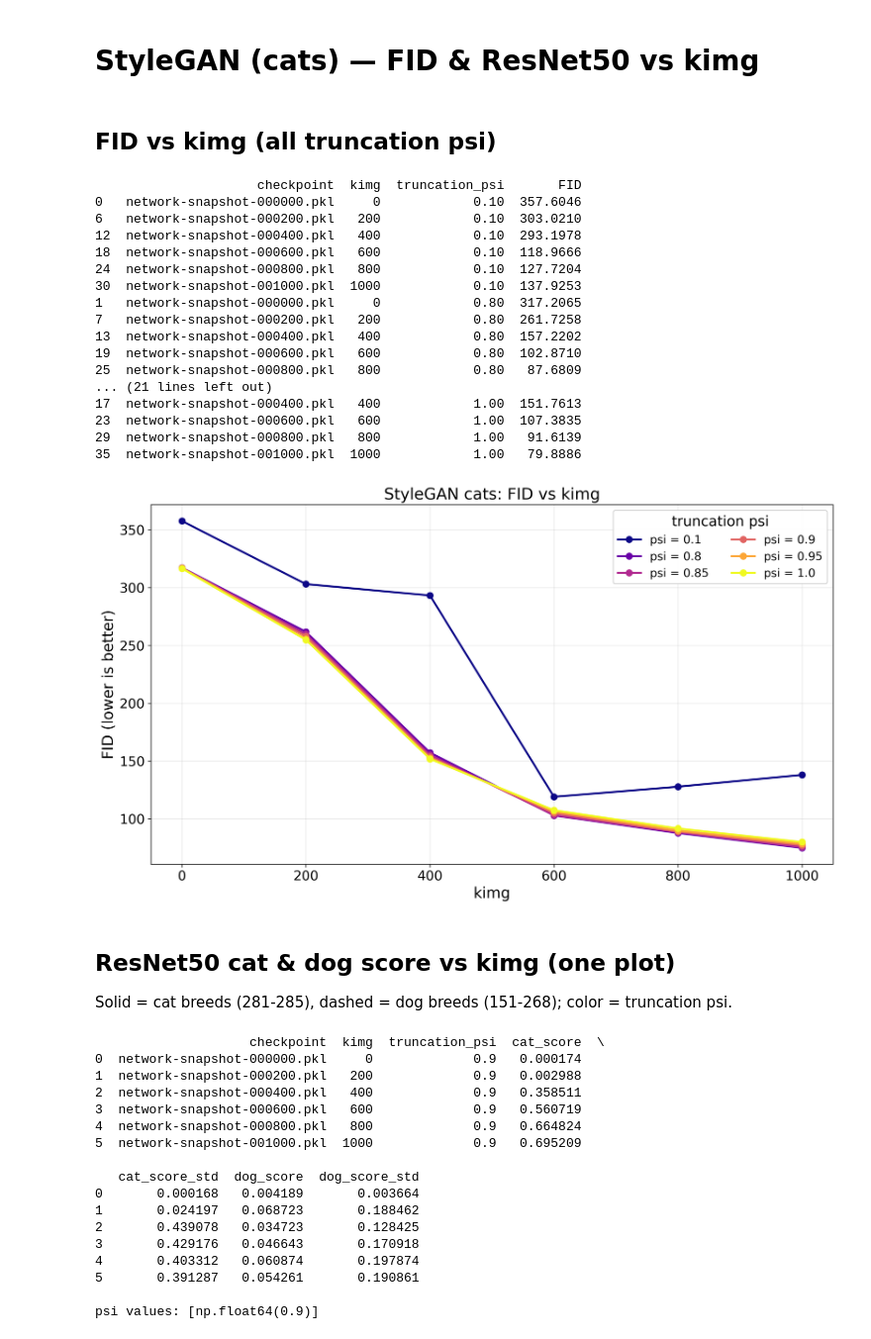
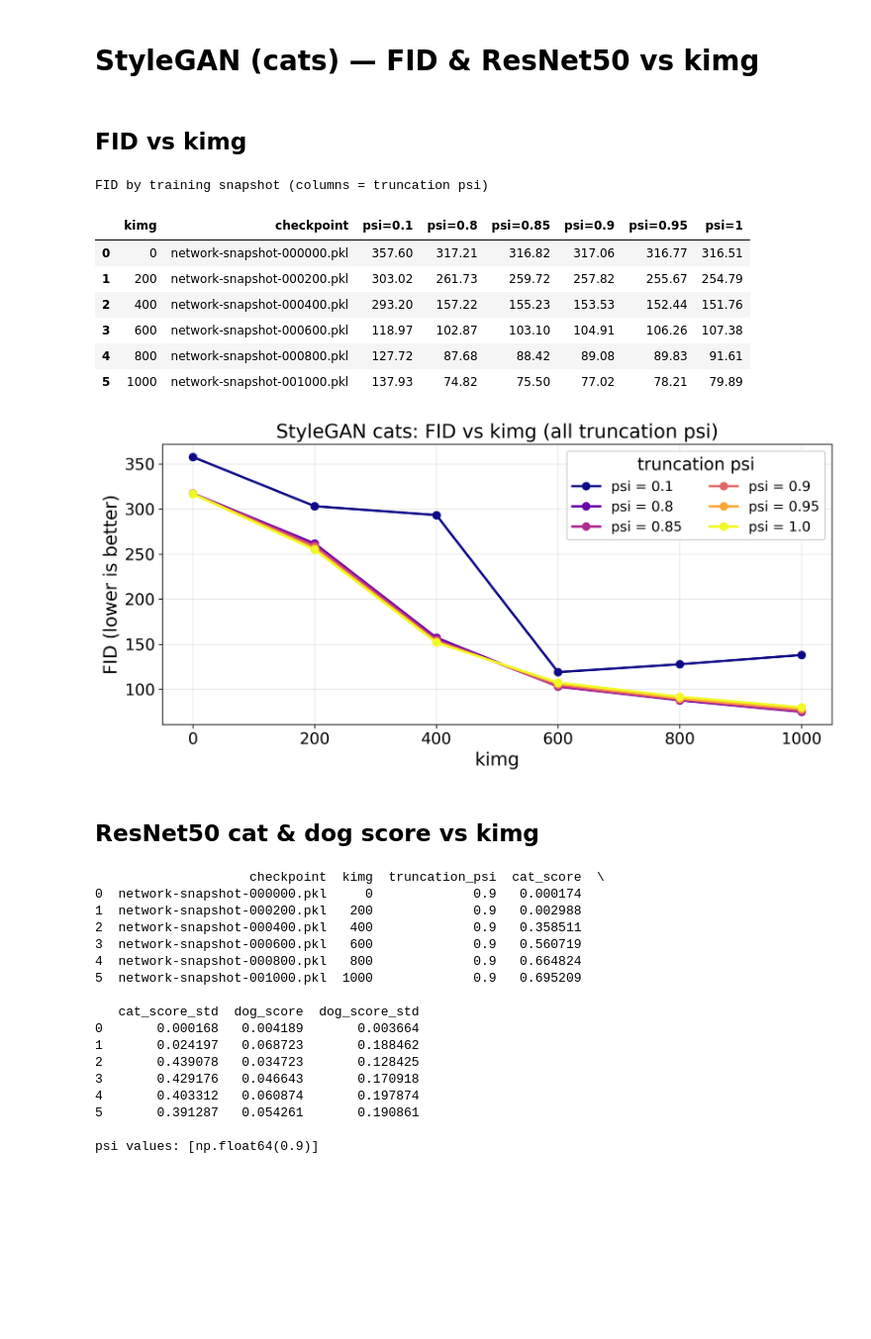
Before and after one commit to kateqwerty001/DL-3-Generative-Models, a Jupyter notebook: stylegan_cats/analysis.ipynb, the cells around one changed output. Shown at 99% size. Saved outputs shown, nothing was run; the diff lists cells and outputs as text; code cells hidden in the pictures; blank space fills up the shorter version.

```diff
--- a/stylegan_cats/analysis.ipynb
+++ b/stylegan_cats/analysis.ipynb
@@ -1,6 +1,7 @@
 # %% [markdown]
 # StyleGAN (cats) — FID & ResNet50 vs kimg
 # %%
+from IPython.display import display
 import pandas as pd
 import matplotlib.pyplot as plt
 from pathlib import Path
@@ -23,7 +24,7 @@ OUTPUTS = ROOT / "outputs_cats"
 
 
 def plot_lines_vs_kimg(data, y_col, ylabel, title):
-    fig, ax = plt.subplots(figsize=(12, 7), dpi=DPI)
+    fig, ax = plt.subplots(figsize=(10, 5), dpi=DPI)
     psi_values = sorted(data["truncation_psi"].unique())
     cmap = plt.cm.plasma
     colors = [cmap(i / max(len(psi_values) - 1, 1)) for i in range(len(psi_values))]
@@ -42,41 +43,44 @@ def plot_lines_vs_kimg(data, y_col, ylabel, title):
     plt.tight_layout()
     plt.show()
 # %% [markdown]
-## FID vs kimg (all truncation psi)
+## FID vs kimg
-# %%
-fid_df = pd.read_csv(OUTPUTS / "stylegan_fid_results.csv")
-fid_df = fid_df.sort_values(["truncation_psi", "kimg"])
-print(fid_df)
-
-plot_lines_vs_kimg(
-    fid_df,
-    "FID",
-    "FID (lower is better)",
-    "StyleGAN cats: FID vs kimg",
-)
-# %% [output]
-                     checkpoint  kimg  truncation_psi       FID
-0   network-snapshot-000000.pkl     0            0.10  357.6046
-6   network-snapshot-000200.pkl   200            0.10  303.0210
-12  network-snapshot-000400.pkl   400            0.10  293.1978
-18  network-snapshot-000600.pkl   600            0.10  118.9666
-24  network-snapshot-000800.pkl   800            0.10  127.7204
-30  network-snapshot-001000.pkl  1000            0.10  137.9253
-1   network-snapshot-000000.pkl     0            0.80  317.2065
-7   network-snapshot-000200.pkl   200            0.80  261.7258
-13  network-snapshot-000400.pkl   400            0.80  157.2202
-19  network-snapshot-000600.pkl   600            0.80  102.8710
-25  network-snapshot-000800.pkl   800            0.80   87.6809
-... (21 lines left out)
-17  network-snapshot-000400.pkl   400            1.00  151.7613
-23  network-snapshot-000600.pkl   600            1.00  107.3835
-29  network-snapshot-000800.pkl   800            1.00   91.6139
-35  network-snapshot-001000.pkl  1000            1.00   79.8886
-[figure, removed]
+# %%
+fid_df = pd.read_csv(OUTPUTS / "stylegan_fid_results.csv")
+fid_df = fid_df.sort_values(["kimg", "truncation_psi"])
+
+fid_wide = (
+    fid_df.pivot(index="kimg", columns="truncation_psi", values="FID")
+    .sort_index()
+)
+fid_wide.columns = [f"psi={psi:g}" for psi in fid_wide.columns]
+
+checkpoints = (
+    fid_df.drop_duplicates("kimg")
+    .set_index("kimg")["checkpoint"]
+)
+fid_table = checkpoints.to_frame().join(fid_wide).reset_index()
+
+print("FID by training snapshot (columns = truncation psi)\n")
+display(fid_table.round(2))
+
+plot_lines_vs_kimg(
+    fid_df.sort_values(["truncation_psi", "kimg"]),
+    "FID",
+    "FID (lower is better)",
+    "StyleGAN cats: FID vs kimg (all truncation psi)",
+)
+# %% [output]
+FID by training snapshot (columns = truncation psi)
+|  | kimg | checkpoint | psi=0.1 | psi=0.8 | psi=0.85 | psi=0.9 | psi=0.95 | psi=1 |
+| 0 | 0 | network-snapshot-000000.pkl | 357.60 | 317.21 | 316.82 | 317.06 | 316.77 | 316.51 |
+| 1 | 200 | network-snapshot-000200.pkl | 303.02 | 261.73 | 259.72 | 257.82 | 255.67 | 254.79 |
+| 2 | 400 | network-snapshot-000400.pkl | 293.20 | 157.22 | 155.23 | 153.53 | 152.44 | 151.76 |
+| 3 | 600 | network-snapshot-000600.pkl | 118.97 | 102.87 | 103.10 | 104.91 | 106.26 | 107.38 |
+| 4 | 800 | network-snapshot-000800.pkl | 127.72 | 87.68 | 88.42 | 89.08 | 89.83 | 91.61 |
+| 5 | 1000 | network-snapshot-001000.pkl | 137.93 | 74.82 | 75.50 | 77.02 | 78.21 | 79.89 |
+[figure, added]
 # %% [markdown]
-## ResNet50 cat & dog score vs kimg (one plot)
-
-Solid = cat breeds (281-285), dashed = dog breeds (151-268); color = truncation psi.
+## ResNet50 cat & dog score vs kimg
 # %%
 species_files = sorted(OUTPUTS.glob("stylegan_species_score_results_psi*.csv"))
 if not species_files:
```
Also changed, not shown: parts of 1 cell of this notebook, 2 other files.
